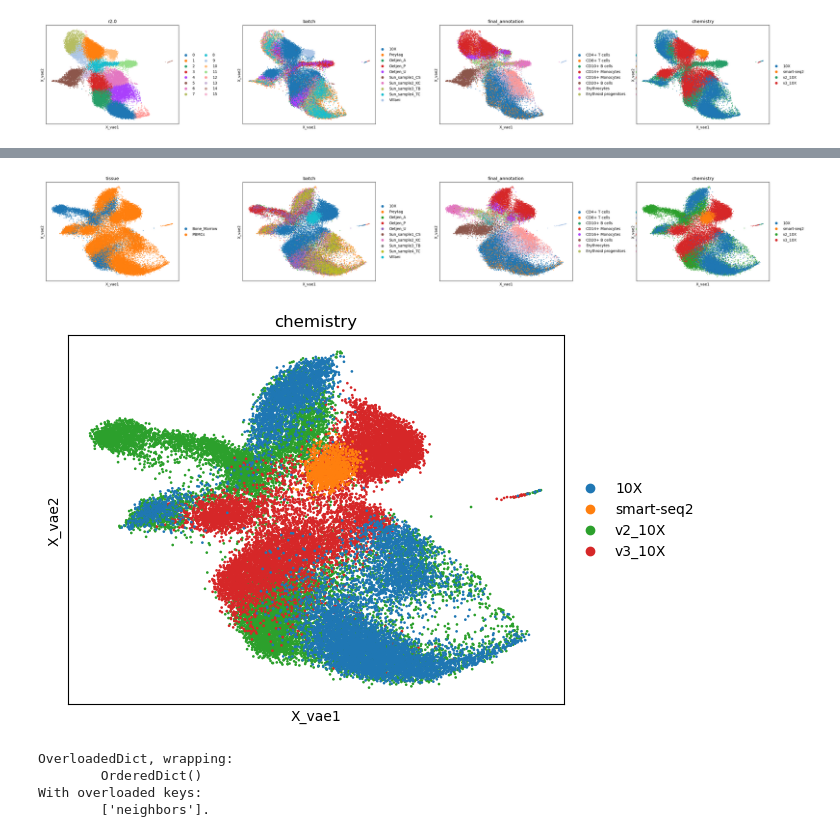
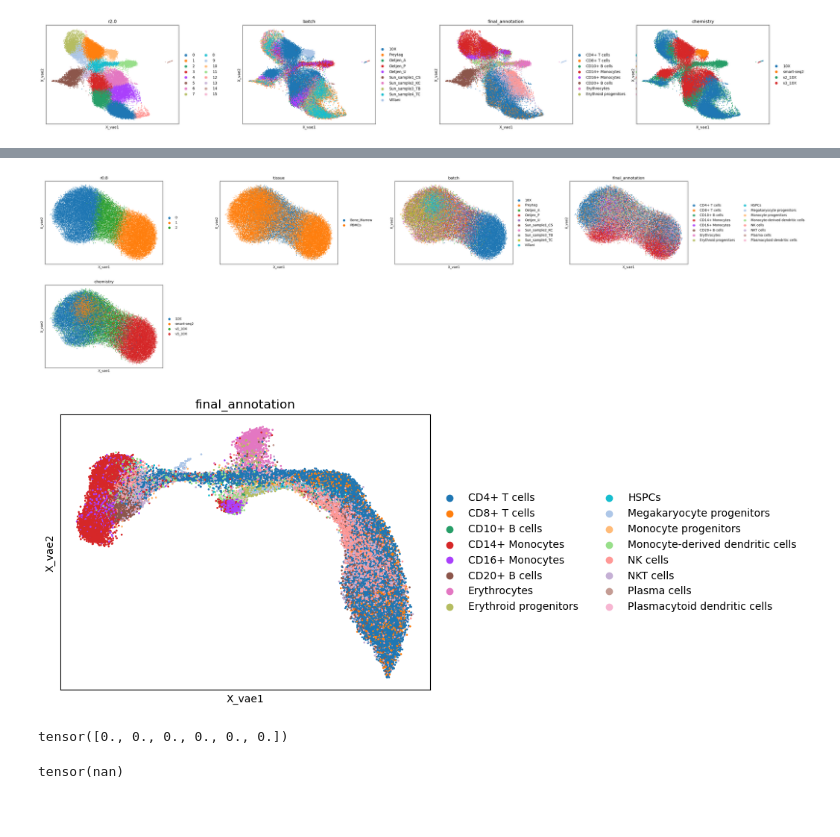
Before and after one commit to annkamsk/mvae, a Jupyter notebook: Benchmark human immune.ipynb, the cells around one changed output, grey strips where cells are left out. Drawn from its saved outputs; the diff is of its cells as text; code cells hidden in the pictures; blank space fills up the shorter version.

Commit message:
Benchmark human immune

```diff
--- a/Benchmark human immune.ipynb
+++ b/Benchmark human immune.ipynb
@@ -90,12 +91,12 @@ loss = MSE + 0.1 * sum(1/LISI(batch)) + 0.01 * sum(1/LISI(chemistry))
 # %%
 from src.types import TrainParams
 
-train_params = TrainParams(train_size=0.8, n_epochs=100, learning_rate=1e-4, batch_size=128, params_file="benchmark_human_immune_0.1_batch_0.01_ann")
+train_params = TrainParams(train_size=0.8, n_epochs=100, learning_rate=1e-4, batch_size=128, params_file="benchmark_human_immune_0.6")
 # %%
 from src.vae.model import VAE
 from src.model import ModelParams
 
-model_params = ModelParams(beta=0.01, n_layers=2, z_dim=100, n_hidden=300, use_cuda=True)
+model_params = ModelParams(beta=0.001, n_layers=2, z_dim=100, n_hidden=300, use_cuda=True)
 torch.set_num_threads(16)
 
 model = VAE(adata, model_params)
@@ -121,23 +134,24 @@ EarlyStopping (epoch: 6): valid loss improved to 11.128021384185216
 # %%
 from src.vae.diagnostics import plot_embedding
 
-plot_embedding(model, adata, keys=["tissue", "batch", "final_annotation", "chemistry"], batch_keys=["final_annotation", "batch"], train_params=train_params)
+plot_embedding(model, adata, keys=["tissue", "batch", "final_annotation", "chemistry"], batch_keys=["batch"], train_params=train_params)
 # %% [output]
-[figure, old version]
+[figure, new version]
 # %%
 sc.pl.embedding(
     adata,
     "X_vae",
-    color=["chemistry"],
+    color=["final_annotation"],
     size=15,
     wspace=0.35,
 )
 # %% [output]
-[figure, old version]
+[figure, new version]
 # %%
-adata.uns
+torch.zeros((2,3)).view(-1)
 # %% [output]
-OverloadedDict, wrapping:
-        OrderedDict()
-With overloaded keys:
-        ['neighbors'].
+tensor([0., 0., 0., 0., 0., 0.])
+# %%
+torch.log(torch.tensor(0)) + 2.0 / torch.tensor(0)
+# %% [output]
+tensor(nan)
```
Also changed, not shown: parts of 4 cells of this notebook, 1 other file.
